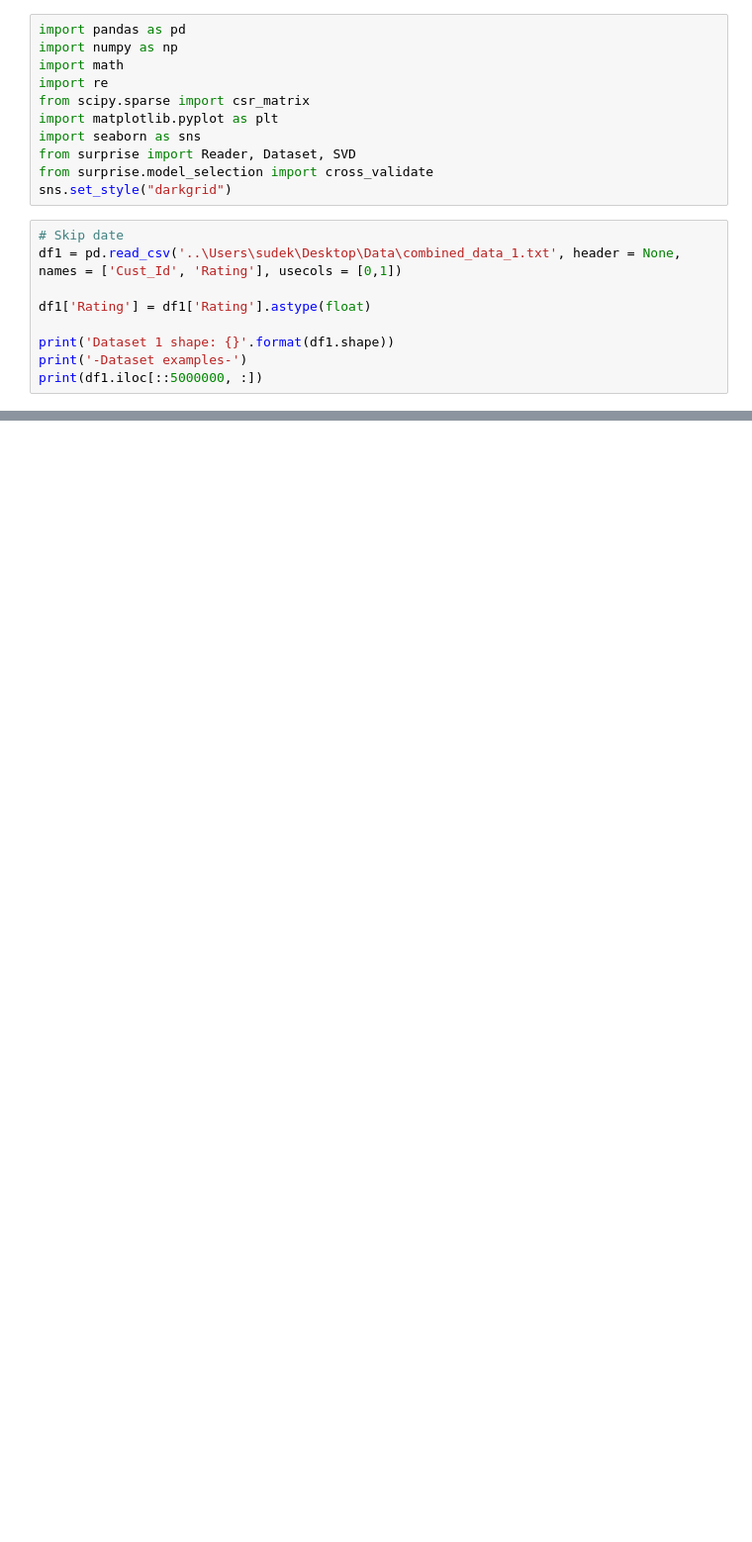
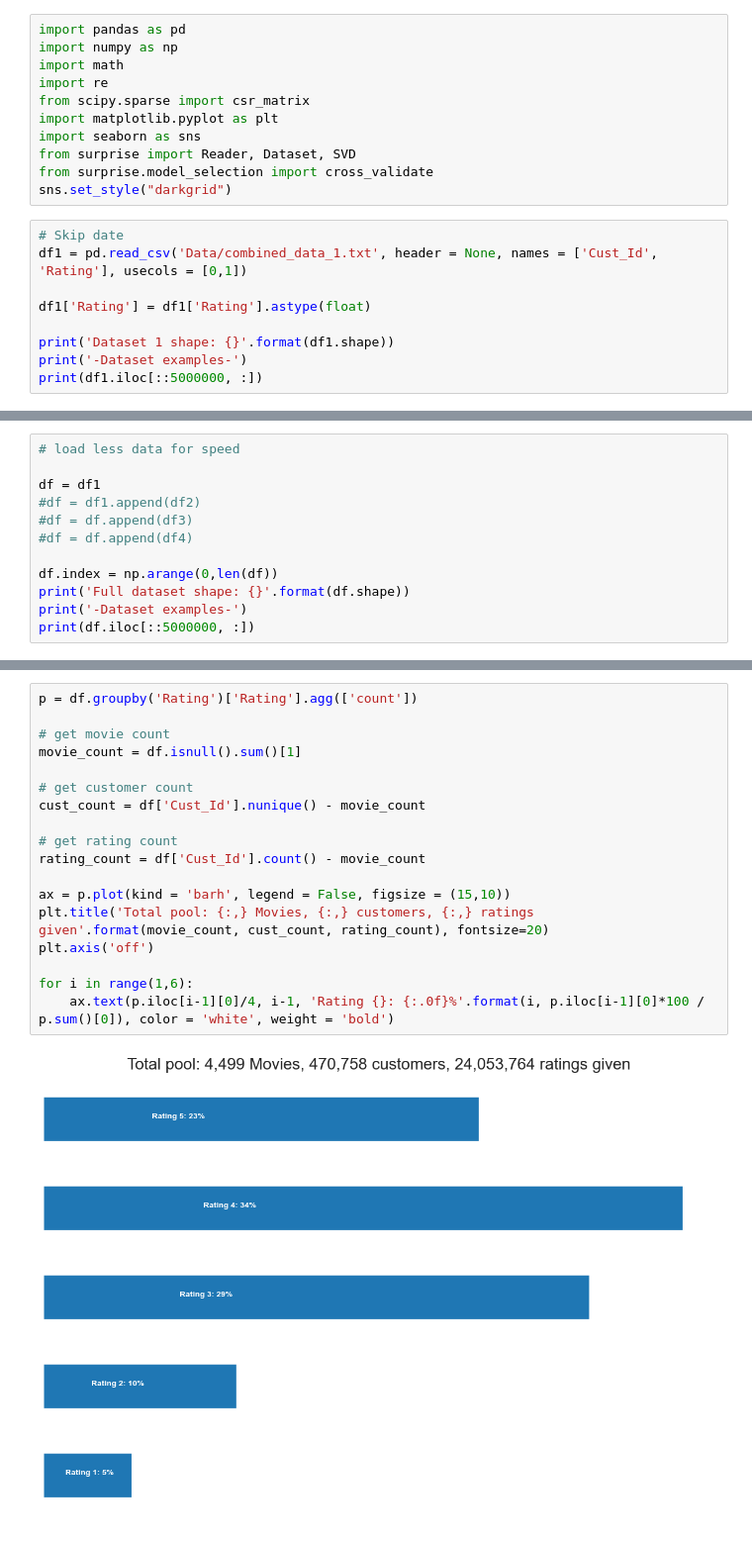
Before and after one commit to SudeKun/movie-recommend, a Jupyter notebook: movie-reco.ipynb, the cells around one changed output, grey strips where cells are left out. Shown at 99% size. Drawn from its saved outputs; the diff is of its cells as text; blank space fills up the shorter version.

```diff
--- a/movie-reco.ipynb
+++ b/movie-reco.ipynb
@@ -11,7 +15,7 @@ from surprise.model_selection import cross_validate
 sns.set_style("darkgrid")
 # %%
 # Skip date
-df1 = pd.read_csv('..\Users\sudek\Desktop\Data\combined_data_1.txt', header = None, names = ['Cust_Id', 'Rating'], usecols = [0,1])
+df1 = pd.read_csv('Data/combined_data_1.txt', header = None, names = ['Cust_Id', 'Rating'], usecols = [0,1])
 
 df1['Rating'] = df1['Rating'].astype(float)
 
@@ -22,0 +51,12 @@ SyntaxError: (unicode error) 'unicodeescape' codec can't decode bytes in positio
+# %%
+# load less data for speed
+
+df = df1
+#df = df1.append(df2)
+#df = df.append(df3)
+#df = df.append(df4)
+
+df.index = np.arange(0,len(df))
+print('Full dataset shape: {}'.format(df.shape))
+print('-Dataset examples-')
+print(df.iloc[::5000000, :])
@@ -22,0 +74,20 @@ SyntaxError: (unicode error) 'unicodeescape' codec can't decode bytes in positio
+# %%
+p = df.groupby('Rating')['Rating'].agg(['count'])
+
+# get movie count
+movie_count = df.isnull().sum()[1]
+
+# get customer count
+cust_count = df['Cust_Id'].nunique() - movie_count
+
+# get rating count
+rating_count = df['Cust_Id'].count() - movie_count
+
+ax = p.plot(kind = 'barh', legend = False, figsize = (15,10))
+plt.title('Total pool: {:,} Movies, {:,} customers, {:,} ratings given'.format(movie_count, cust_count, rating_count), fontsize=20)
+plt.axis('off')
+
+for i in range(1,6):
+    ax.text(p.iloc[i-1][0]/4, i-1, 'Rating {}: {:.0f}%'.format(i, p.iloc[i-1][0]*100 / p.sum()[0]), color = 'white', weight = 'bold')
+# %% [output]
+[figure, added]
```
Also changed, not shown: parts of 24 cells of this notebook, 1 other file.
